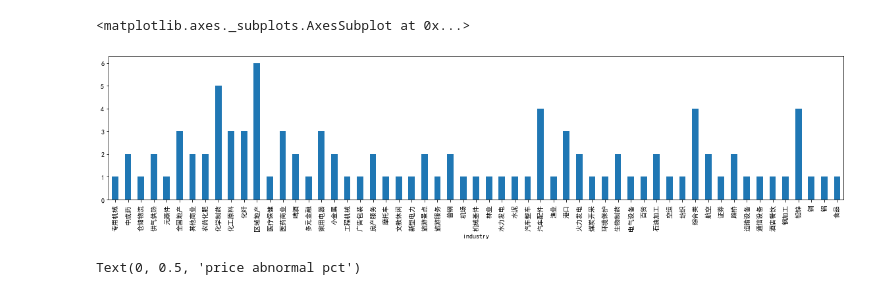
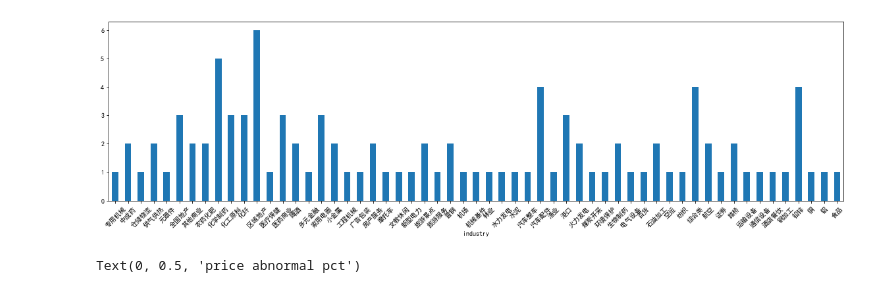
Before and after one commit to wd64759/quants, a Jupyter notebook: quants/abnormal_stocks.ipynb, the cells around one changed output. Cells and saved outputs as stored; diff of their text form; code cells hidden in the pictures.

Commit message:
add few more usable charts

```diff
--- a/quants/abnormal_stocks.ipynb
+++ b/quants/abnormal_stocks.ipynb
@@ -39,10 +59,11 @@ df_spec = df_spec.set_index('ts_code')
 df_spec = df_spec[(df_spec.chg_times > 2) & (df_spec.vol_times > 1)].sort_values(by='chg_times', ascending=False)
 df_spec = df_spec.join(stock_list)
 # %%
-df_spec.groupby('industry', as_index=True).count()['symbol'].plot(kind='bar', figsize=(20,4))
+df_spec.groupby('industry', as_index=True).count()['symbol'].plot(kind='bar', figsize=(20,5))
+plt.xticks(rotation=45)
+plt.show()
 # %% [output]
-<matplotlib.axes._subplots.AxesSubplot at 0x...>
-[figure, old version]
+[figure, new version]
 # %%
 df_all = pd.concat([df_spec,stock_list], axis=1)
 # %%
```
Also changed, not shown: parts of 12 cells of this notebook, 1 other file.
